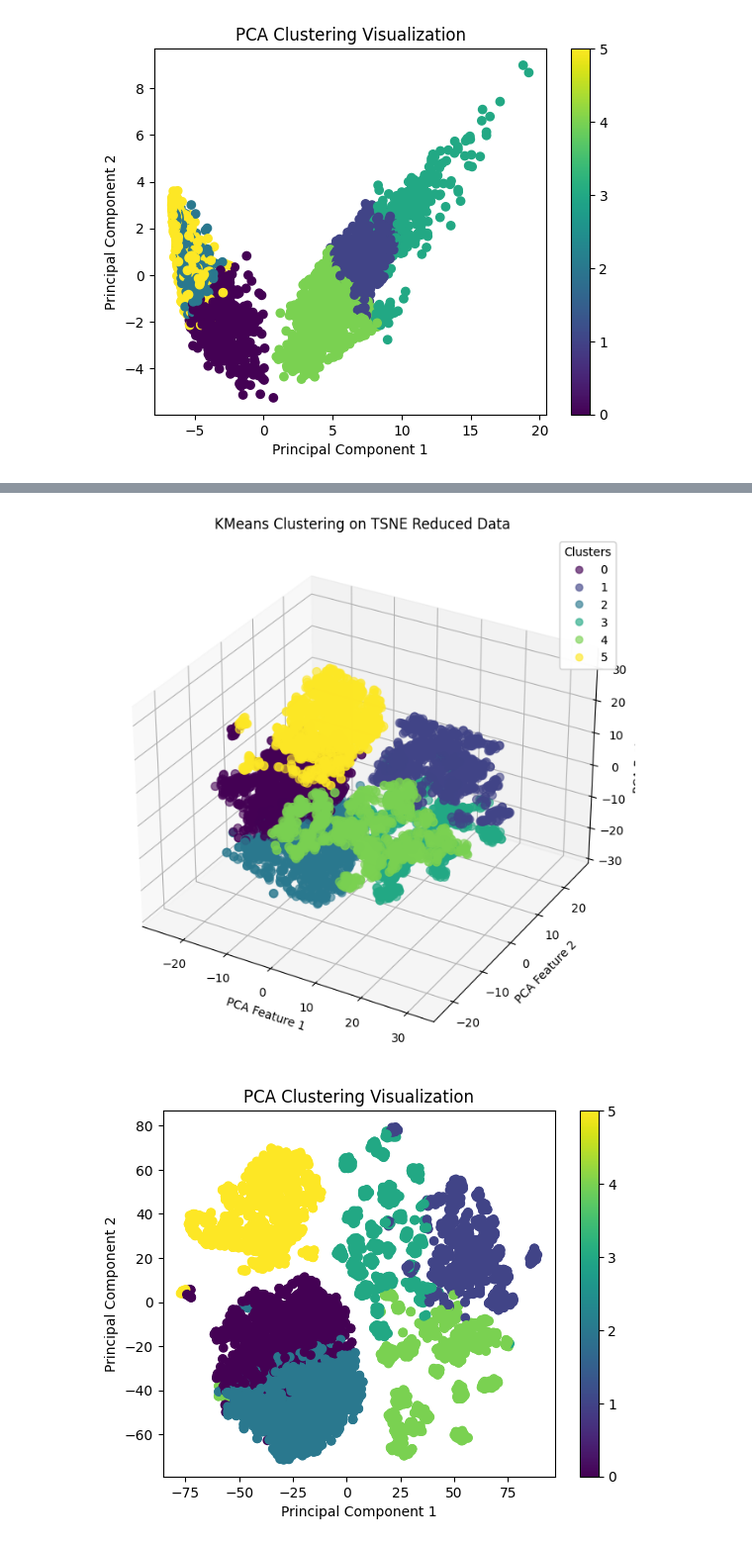
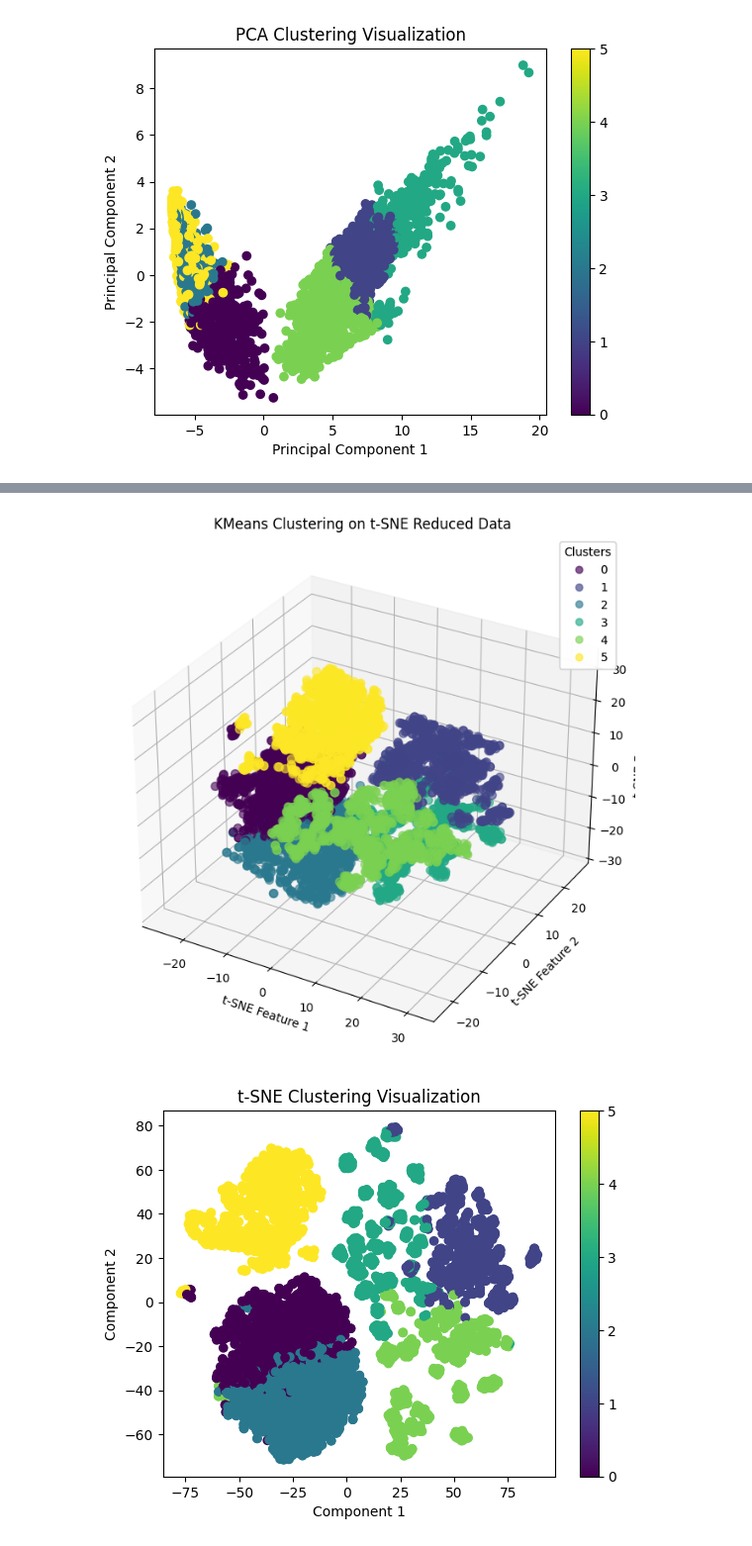
Before and after one commit to XIB1/machine_learning_course, a Jupyter notebook: project3/project3.ipynb, the cells around one changed output, grey strips where cells are left out. Shown at 99% size. Drawn from its saved outputs; the diff is of its cells as text; code cells hidden in the pictures.

```diff
--- a/project3/project3.ipynb
+++ b/project3/project3.ipynb
@@ -70,7 +70,7 @@ plt.show()
 # %% [output]
 [figure]
 # %%
-min_samples = 4
+min_samples = 10
 
 nearest_neighbors = NearestNeighbors(n_neighbors=min_samples)
 nearest_neighbors.fit(X_train)
@@ -345,6 +365,6 @@ cluster_range = range(2, 16)
 for i in cluster_range:
     kmeans = KMeans(n_clusters=i, random_state=99)
     kmeans.fit(X_tsne)
-    stats_tsne.append([kmeans.inertia_, i, p])
+    stats_tsne.append(kmeans.inertia_)
 # %%
 plt.figure(figsize=(10, 6))
@@ -368,10 +388,10 @@ ax = fig.add_subplot(111, projection='3d')
 
 scatter = ax.scatter(X_tsne[:, 0], X_tsne[:, 1], X_tsne[:, 2], c=labels_tsne_6, cmap='viridis', s=50, alpha=0.6)
 
-ax.set_title('KMeans Clustering on TSNE Reduced Data')
-ax.set_xlabel('PCA Feature 1')
-ax.set_ylabel('PCA Feature 2')
-ax.set_zlabel('PCA Feature 3')
+ax.set_title('KMeans Clustering on t-SNE Reduced Data')
+ax.set_xlabel('t-SNE Feature 1')
+ax.set_ylabel('t-SNE Feature 2')
+ax.set_zlabel('t-SNE Feature 3')
 
 plt.savefig('tsne_kmeans_6_3D.png')
 
@@ -380,14 +400,14 @@ ax.add_artist(legend1)
 
 plt.show()
 # %% [output]
-[figure, old version]
+[figure, new version]
 # %%
 plt.scatter(X_tsne_2D[:, 0], X_tsne_2D[:, 1], c=labels_tsne_6)
-plt.xlabel('Principal Component 1')
-plt.ylabel('Principal Component 2')
-plt.title('PCA Clustering Visualization')
+plt.xlabel('Component 1')
+plt.ylabel('Component 2')
+plt.title('t-SNE Clustering Visualization')
 plt.colorbar()
 plt.savefig('tsne_kmeans_6_2D.png')
 plt.show()
 # %% [output]
-[figure, old version]
+[figure, new version]
```
Also changed, not shown: parts of 5 cells of this notebook, 9 other files.
